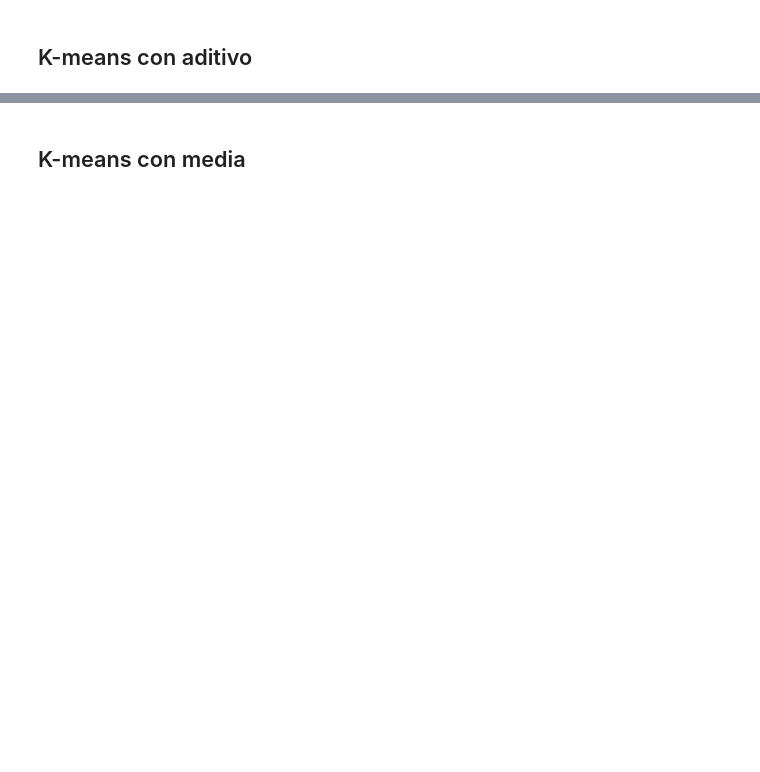
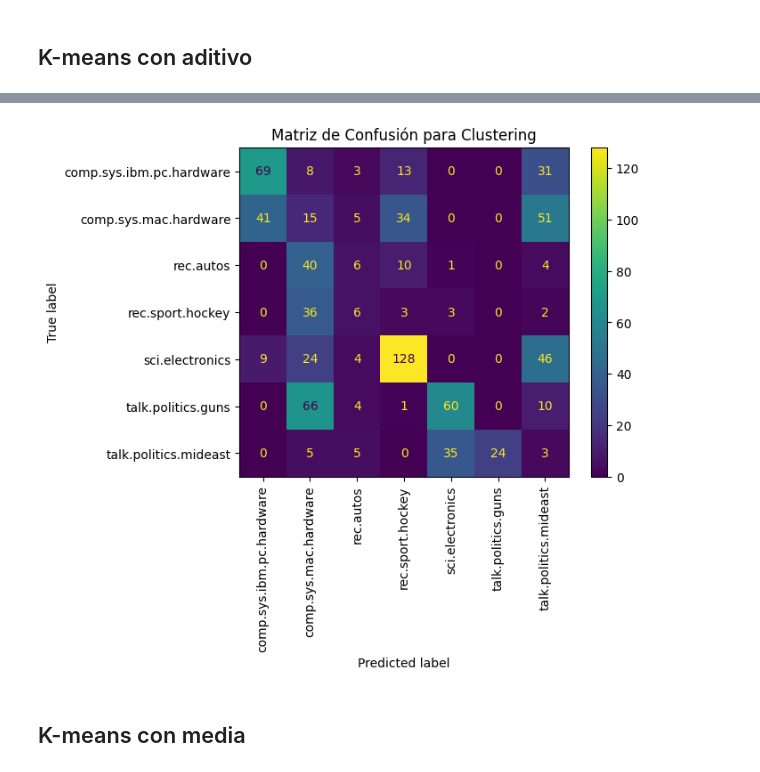
Before and after one commit to MaciaKing/UNED, a Jupyter notebook: Descubrimiento de informacion en textos/Entregas/PEC4/tarea4.ipynb, the cells around one changed output, grey strips where cells are left out. Saved outputs shown, nothing was run; the diff lists cells and outputs as text; code cells hidden in the pictures; blank space fills up the shorter version.

```diff
--- a/Descubrimiento de informacion en textos/Entregas/PEC4/tarea4.ipynb
+++ b/Descubrimiento de informacion en textos/Entregas/PEC4/tarea4.ipynb
@@ -450,3 +514,7 @@ Medida-F (Bcubed): 0.499
+# %%
+show_confusion_matrix(labels_true, labels_pred)
+# %% [output]
+[figure, added]
 # %% [markdown]
 ## K-means con media
 # %%
```
Also changed, not shown: parts of 18 cells of this notebook.
